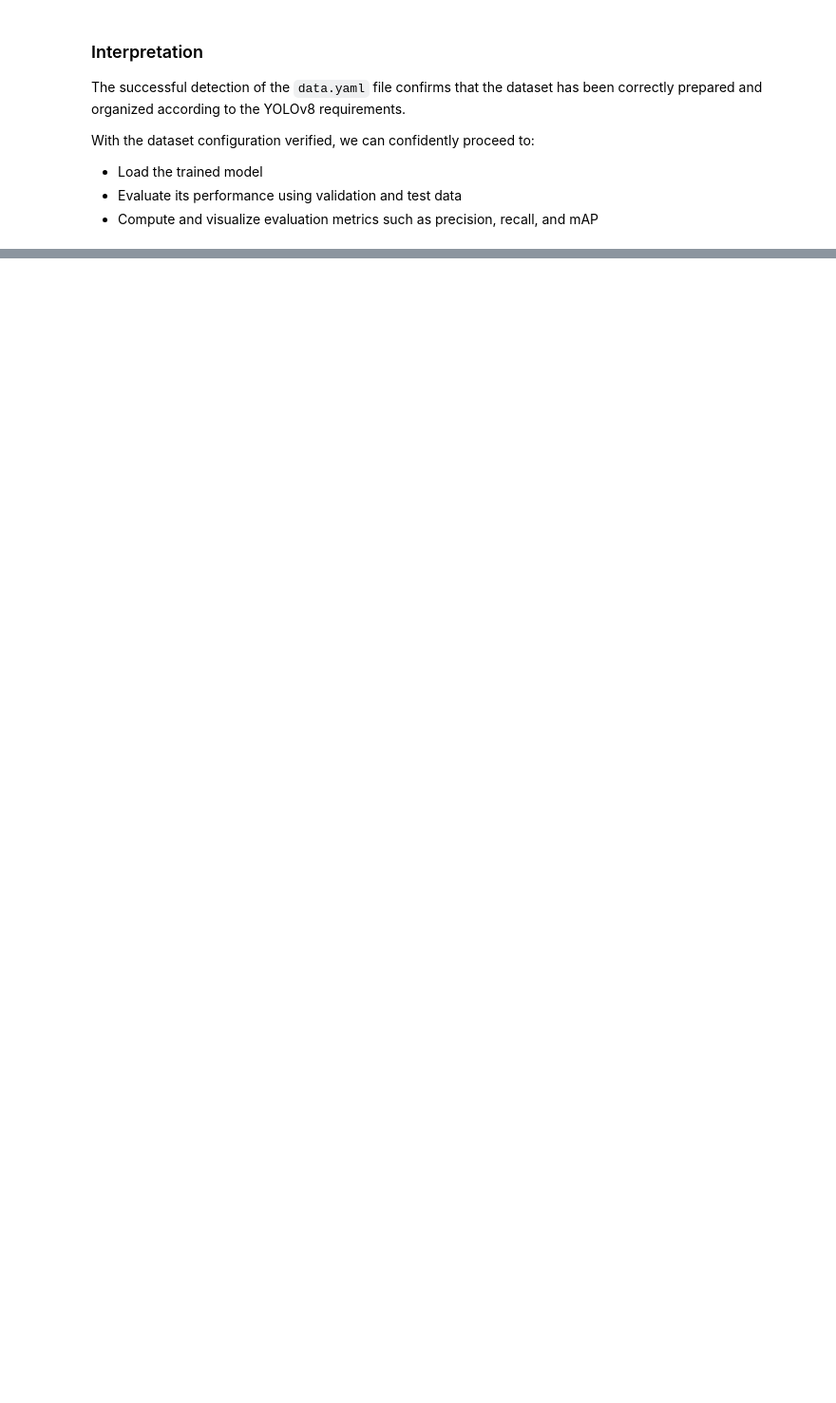
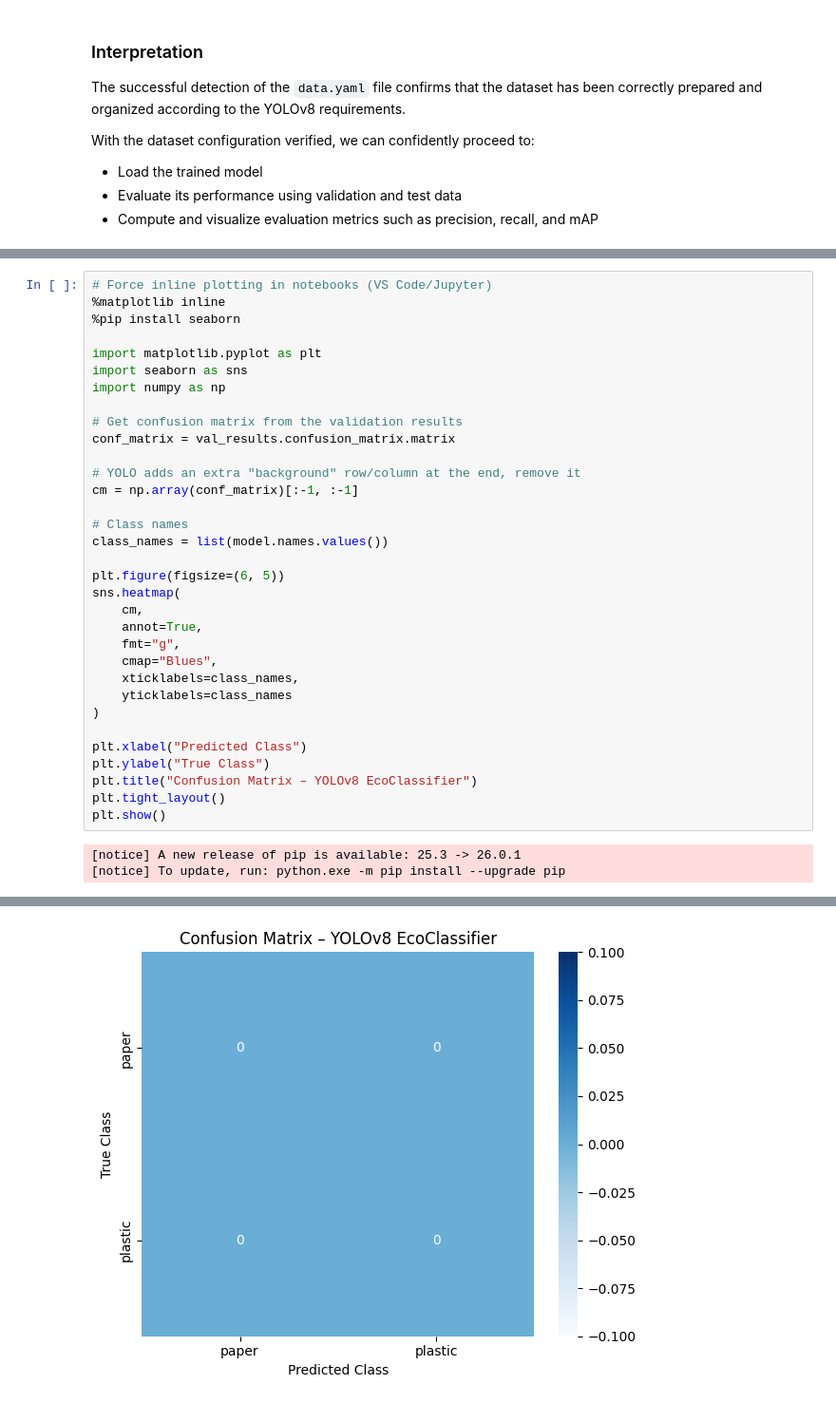
Before and after one commit to YAS-1/EcoClassifier, a Jupyter notebook: model_evaluation_and_refinement.ipynb, the cells around one changed output, grey strips where cells are left out. Shown at 95% size. Cells and saved outputs as stored; diff of their text form; blank space fills up the shorter version.

Commit message:
Model

```diff
--- a/model_evaluation_and_refinement.ipynb
+++ b/model_evaluation_and_refinement.ipynb
@@ -88,0 +242,36 @@ print("Model info:", model.model.yaml if hasattr(model.model, "yaml") else "No Y
+# %%
+# Force inline plotting in notebooks (VS Code/Jupyter)
+%matplotlib inline
+%pip install seaborn
+
+import matplotlib.pyplot as plt
+import seaborn as sns
+import numpy as np
+
+# Get confusion matrix from the validation results
+conf_matrix = val_results.confusion_matrix.matrix
+
+# YOLO adds an extra "background" row/column at the end, remove it
+cm = np.array(conf_matrix)[:-1, :-1]
+
+# Class names
+class_names = list(model.names.values())
+
+plt.figure(figsize=(6, 5))
+sns.heatmap(
+    cm,
+    annot=True,
+    fmt="g",
+    cmap="Blues",
+    xticklabels=class_names,
+    yticklabels=class_names
+)
+
+plt.xlabel("Predicted Class")
+plt.ylabel("True Class")
+plt.title("Confusion Matrix – YOLOv8 EcoClassifier")
+plt.tight_layout()
+plt.show()
+# %% [output]
+[notice] A new release of pip is available: 25.3 -> 26.0.1
+[notice] To update, run: python.exe -m pip install --upgrade pip
@@ -88,0 +295 @@ print("Model info:", model.model.yaml if hasattr(model.model, "yaml") else "No Y
+[figure, added]
```
Also changed, not shown: parts of 9 cells of this notebook, 1 other file.
